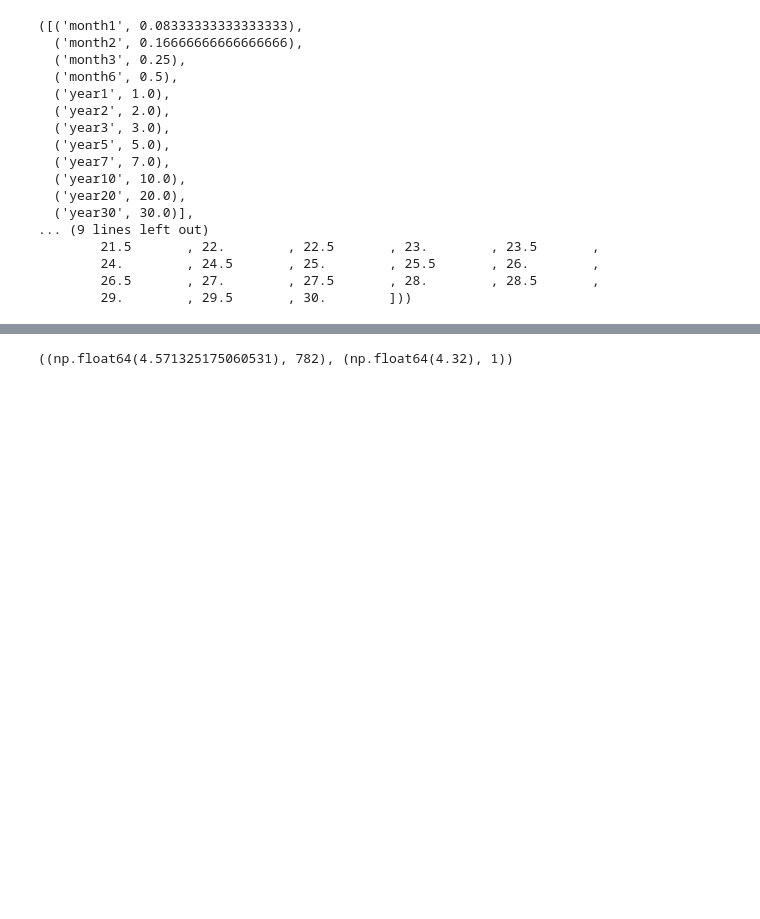
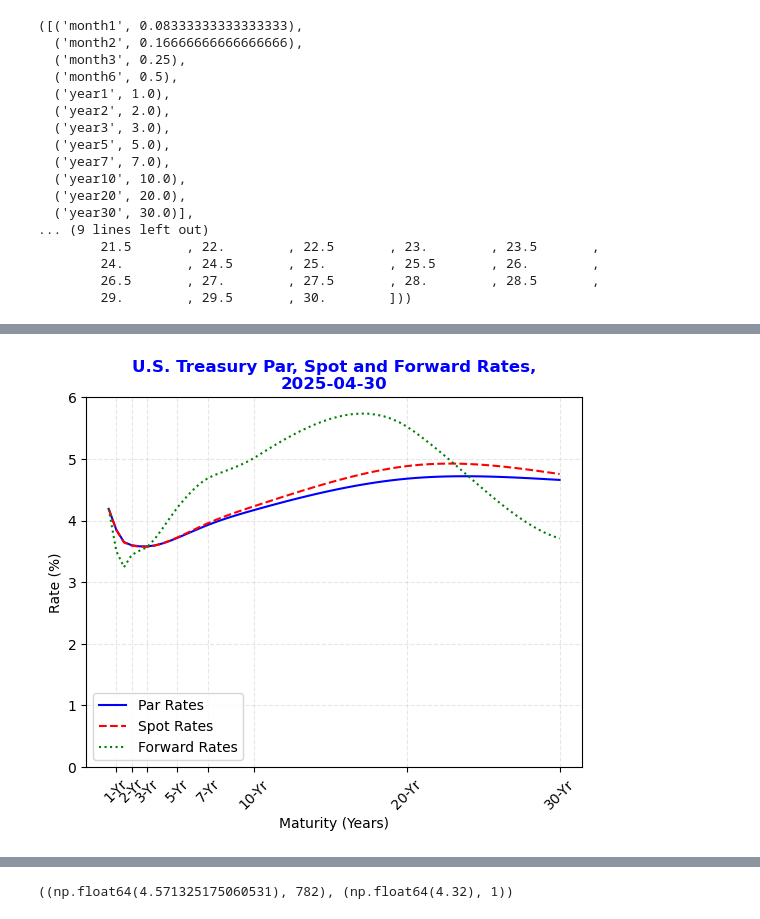
Before and after one commit to rtrimble13/tb-notebooks, a Jupyter notebook: src/202505_term_structure.ipynb, the cells around one changed output, grey strips where cells are left out. Cells and saved outputs as stored; diff of their text form; code cells hidden in the pictures; blank space fills up the shorter version.

```diff
--- a/src/202504_term_structure.ipynb
+++ b/src/202505_term_structure.ipynb
@@ -160,3 +144,52 @@ spot_rates = \
     .where(lambda df_: df_.xt.ge(0.5))
     .dropna(how="all")
 )
+# %%
+def compute_forward_rates(spot_rates):
+    """
+    Compute the forward rate for a given maturity i using the spot rates.
+    spot_rates is a pd.Series for a given set of spot rates indexed by xt.
+    """
+    forward_rates = []
+    for i, ti in enumerate(spot_rates.index):
+        if i == 0:
+            forward_rates.append(spot_rates.iloc[i])
+        else:
+            forward_rate = 2 * ((1 + spot_rates.iloc[i] / 200) ** (2 * ti) / (1 + spot_rates.iloc[i - 1] / 200) ** (2 * ti - 1) - 1)
+            forward_rates.append(forward_rate * 100)
+    return pd.Series(forward_rates, index=spot_rates.index)
+# %%
+forward_rates = compute_forward_rates(pd.Series(spot_rates.iloc[:, 0].values, index=spot_rates.xt))
+# %%
+## plot the par curve with corresponding spot rates for most recent month-end.
+def plot_par_spot_forward_rates(data, date):
+
+    label_i = data.where(lambda df_: df_.tenor.notna() & df_.tenor.str.contains("year")).dropna().index
+    x_labels = [f"{i}-Yr" for i in data.tenor.loc[label_i].str.replace("year","")]
+
+    fig, ax = plt.subplots()
+    ax.plot(data.xt, data.iloc[:, 0], label = "Par Rates", color='blue')
+    ax.plot(data.xt, data.iloc[:, 1], label = "Spot Rates", color='red', linestyle='--')
+    ax.plot(data.xt, data.iloc[:, 2], label = "Forward Rates", color='green', linestyle=':')
+
+    ax.set_title(f"U.S. Treasury Par, Spot and Forward Rates,\n{date}", fontweight = "bold", color = "blue")
+    ax.set_ylabel("Rate (%)")
+    ax.set_xlabel("Maturity (Years)")
+    ax.set_ylim(0, 6)
+
+    ax.set_xticks(data.xt.loc[label_i])
+    ax.set_xticklabels(x_labels, rotation=45)
+    ax.grid(alpha=0.3, linestyle='--')
+    ax.legend()
+    plt.show()
+
+plot_par_spot_forward_rates(
+    pd.concat(
+        [key_rates.iloc[3:, 0].rename("Par Rates"),
+         spot_rates.iloc[:, 0].rename("Spot Rates"),
+         pd.Series(forward_rates.values, index = spot_rates.index).rename("Forward Rates"),
+         key_rates.iloc[3:, -2:]], axis=1
+    ), "2025-04-30"
+)
+# %% [output]
+[figure, added]
```
Also changed, not shown: parts of 12 cells of this notebook, 2 other files.
